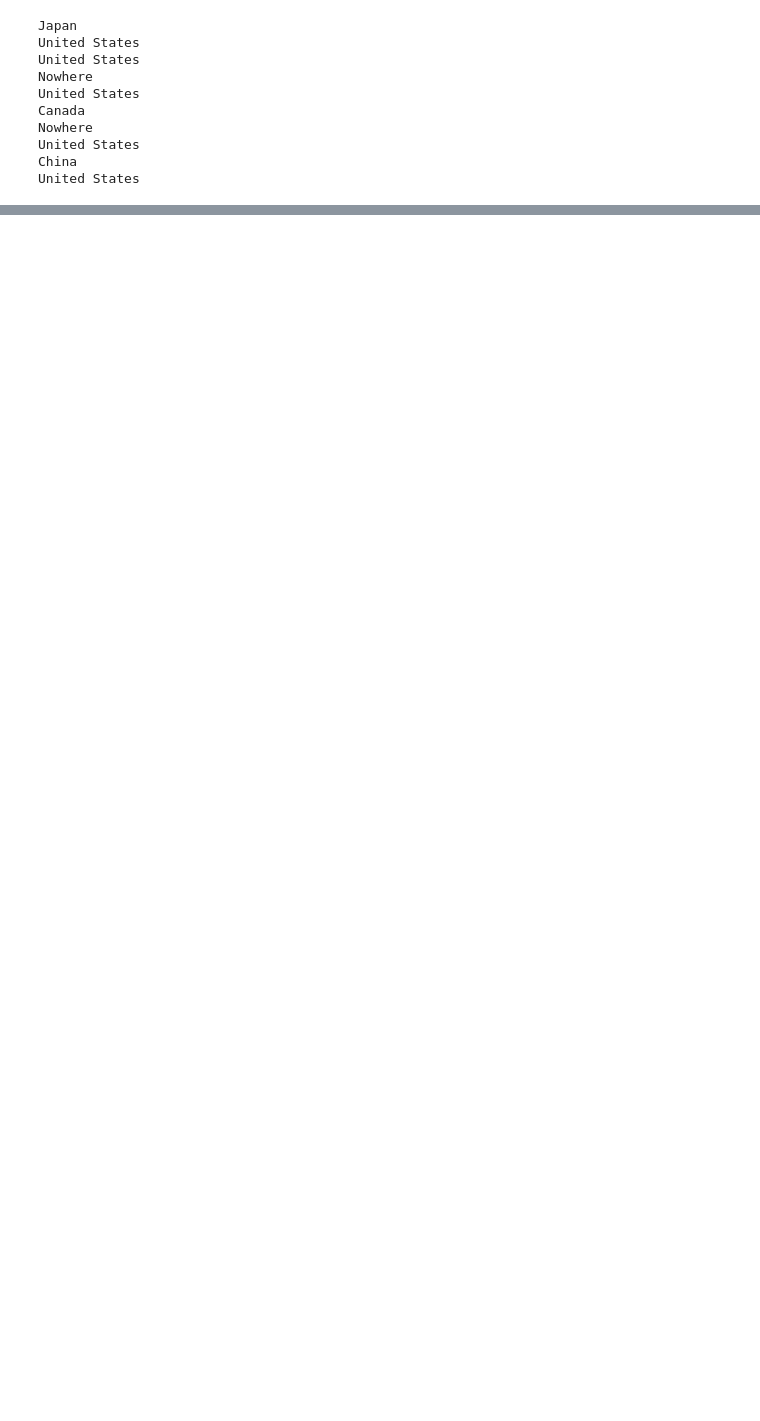
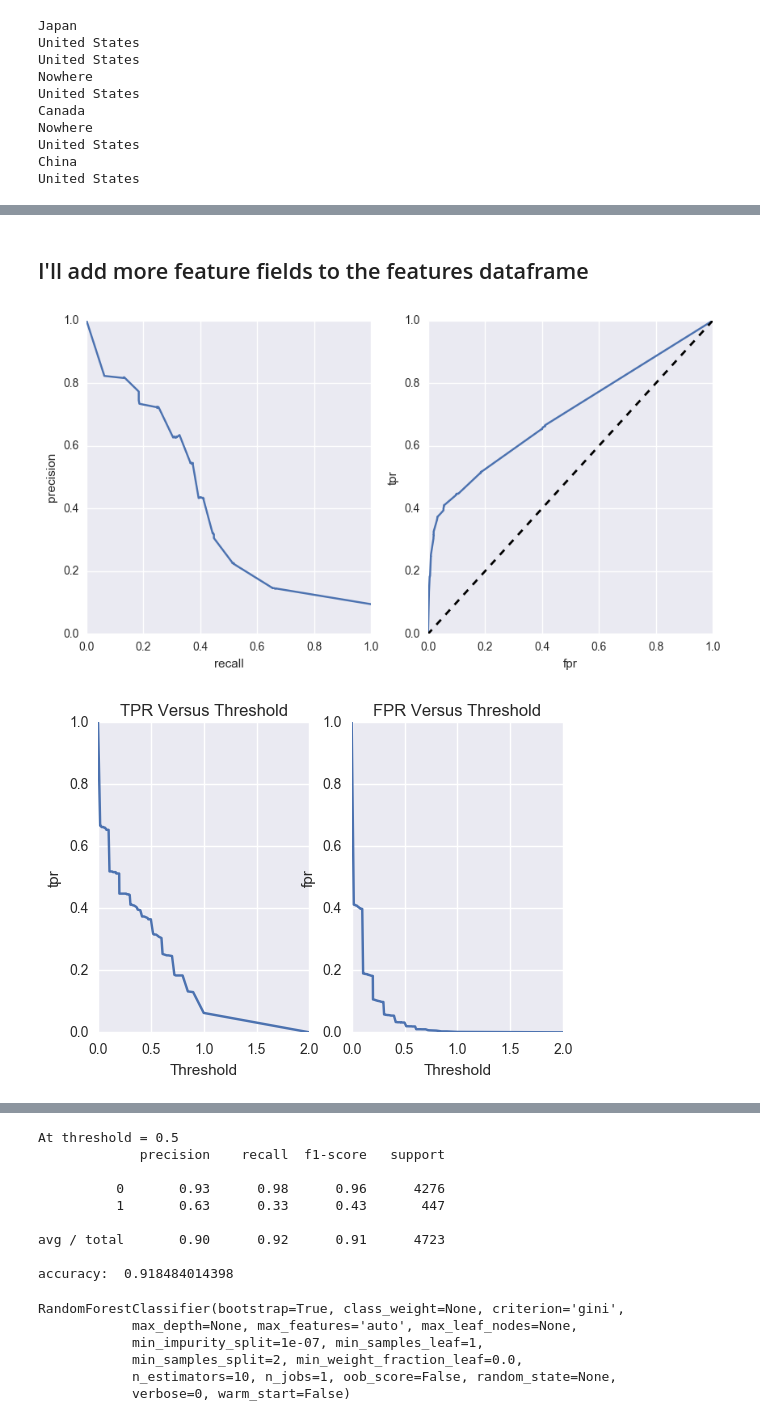
Before and after one commit to cwczarnik/DataScienceBootcamp_DC, a Jupyter notebook: Fraud_Activities/Fraud_analysis.ipynb, the cells around one changed output, grey strips where cells are left out. Drawn from its saved outputs; the diff is of its cells as text; code cells hidden in the pictures; blank space fills up the shorter version.

```diff
--- a/Fraud_Activities/Fraud_analysis.ipynb
+++ b/Fraud_Activities/Fraud_analysis.ipynb
@@ -104,0 +199,11 @@ fraud_eighth.head()
+# %% [markdown]
+## I'll add more feature fields to the features dataframe
+# %%
+dummies = pd.get_dummies(fraud_eighth[['source','browser','sex','ip_country']])
+# %%
+features_dummies = pd.concat([dummies,features],axis=1)
+# %%
+rfc_model_analysis(rfc,features_dummies,target)
+# %% [output]
+[figure, added]
+[figure, added]
@@ -104,0 +211,15 @@ fraud_eighth.head()
+At threshold = 0.5
+             precision    recall  f1-score   support
+
+          0       0.93      0.98      0.96      4276
+          1       0.63      0.33      0.43       447
+
+avg / total       0.90      0.92      0.91      4723
+
+accuracy:  0.918484014398
+RandomForestClassifier(bootstrap=True, class_weight=None, criterion='gini',
+            max_depth=None, max_features='auto', max_leaf_nodes=None,
+            min_impurity_split=1e-07, min_samples_leaf=1,
+            min_samples_split=2, min_weight_fraction_leaf=0.0,
+            n_estimators=10, n_jobs=1, oob_score=False, random_state=None,
+            verbose=0, warm_start=False)
```
Also changed, not shown: parts of 19 cells of this notebook, 2 other files.
